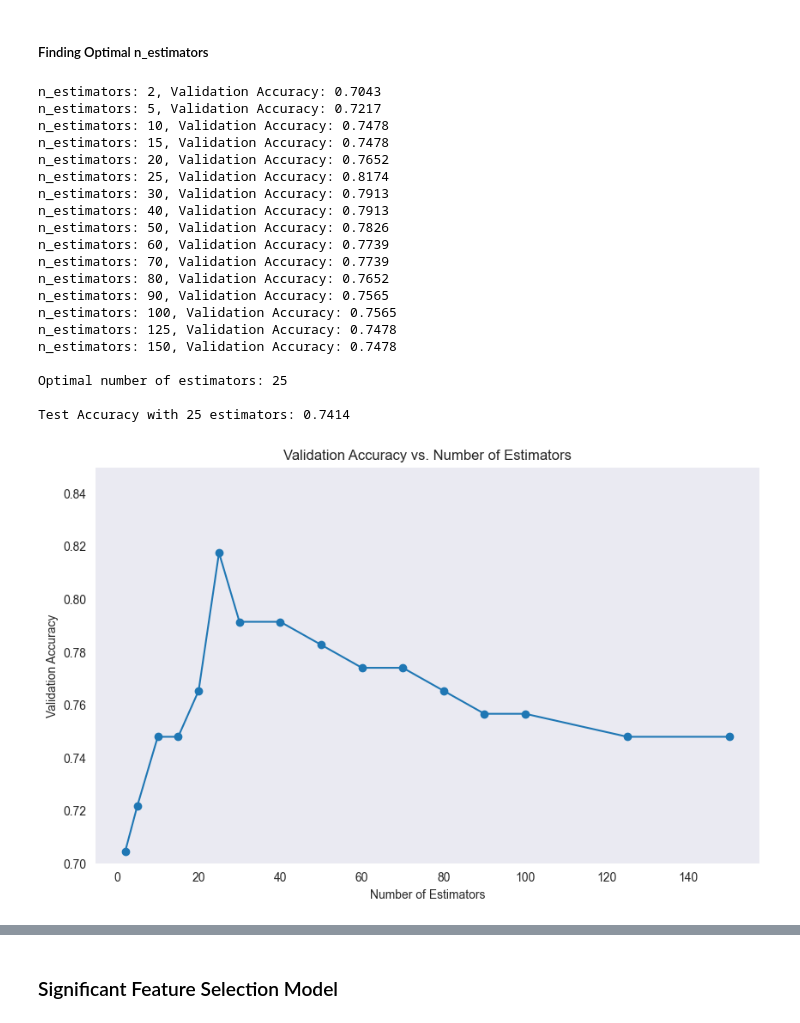
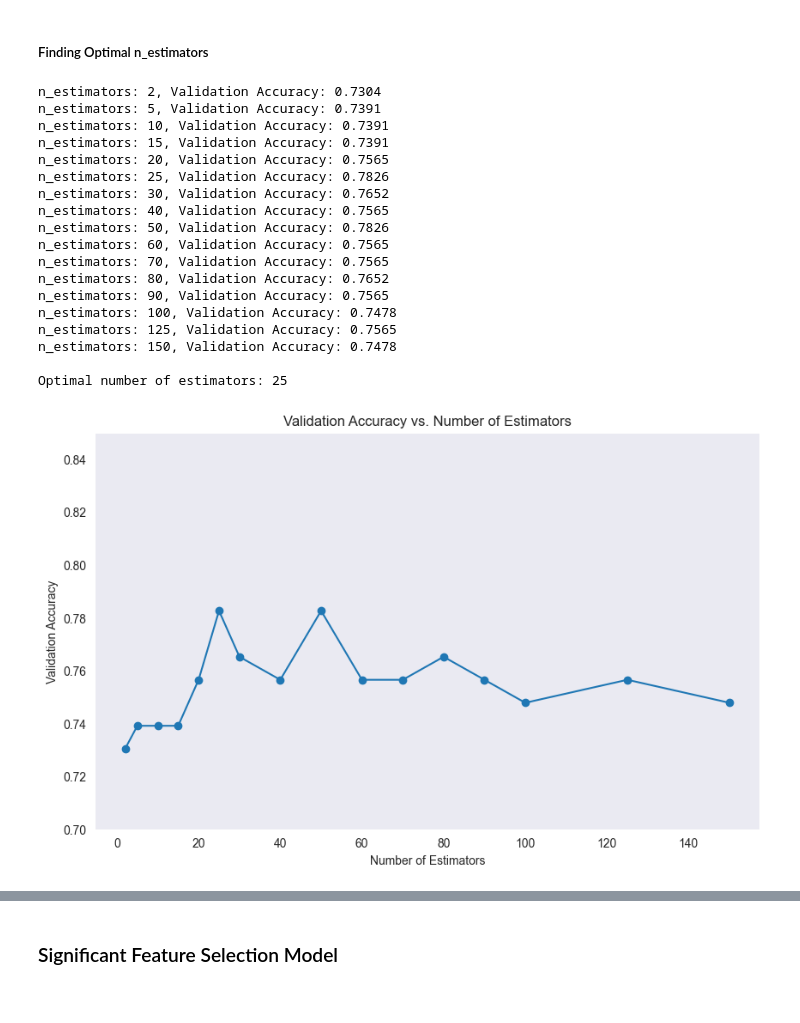
Before and after one commit to grudzinskio/DiabetesPrediction, a Jupyter notebook: FinalNotebook.ipynb, the cells around one changed output, grey strips where cells are left out. Drawn from its saved outputs; the diff is of its cells as text; code cells hidden in the pictures.

```diff
--- a/FinalNotebook.ipynb
+++ b/FinalNotebook.ipynb
@@ -328,13 +328,13 @@ leaf_nodes_range = [2, 5, 10, 15, 20, 25, 30, 40, 50, 60, 70, 80, 90, 100, 125,
 # Dictionary to store validation accuracies
 validation_accuracies = {}
 
-for max_leaf_node in leaf_nodes_range:
-    model = RandomForestClassifier(random_state=42, n_estimators=40, max_leaf_nodes=max_leaf_node)
+for node_value in leaf_nodes_range:
+    model = RandomForestClassifier(random_state=42, n_estimators=50, max_leaf_nodes=node_value)
     model.fit(X_train, y_train)
     y_val_pred = model.predict(X_val)
     accuracy = accuracy_score(y_val, y_val_pred)
-    validation_accuracies[max_leaf_node] = accuracy
-    print(f"max_leaf_nodes: {max_leaf_node}, Validation Accuracy: {accuracy:.4f}")
+    validation_accuracies[node_value] = accuracy
+    print(f"max_leaf_nodes: {node_value}, Validation Accuracy: {accuracy:.4f}")
 
 
 # Find the best max_leaf_nodes from the best validation accuracy
@@ -344,8 +344,8 @@ print(f"\nOptimal number of max_leaf_nodes: {max_leaf_nodes}")
 # Plot validation accuracies
 plt.figure(figsize=(10, 6))
 plt.plot(leaf_nodes_range, validation_accuracies.values(), marker='o', linestyle='-')
-plt.title("Validation Accuracy vs. Number of Estimators")
-plt.xlabel("Number of Estimators")
+plt.title("Validation Accuracy vs. Number of Leaf Nodes")
+plt.xlabel("Number of Leaf Nodes")
 plt.ylabel("Validation Accuracy")
 plt.ylim(0.7, 0.85)  # Set y-axis to start at 0
 plt.grid()
@@ -391,57 +389,46 @@ validation_accuracies = {}
 
 # Find the optimal number of estimators
 for n_estimators in n_estimators_range:
     model = RandomForestClassifier(random_state=42, n_estimators=n_estimators, max_leaf_nodes=max_leaf_nodes)
     model.fit(X_train, y_train)
     y_val_pred = model.predict(X_val)
     accuracy = accuracy_score(y_val, y_val_pred)
     validation_accuracies[n_estimators] = accuracy
     print(f"n_estimators: {n_estimators}, Validation Accuracy: {accuracy:.4f}")
 
 # Find the n_estimators with the best validation accuracy
 optimal_n_estimators = max(validation_accuracies, key=validation_accuracies.get)
 print(f"\nOptimal number of estimators: {optimal_n_estimators}")
 
-# Train the final model with the optimal number of estimators
-optimized_estimators_model = RandomForestClassifier(random_state=42, n_estimators=optimal_n_estimators, max_leaf_nodes=max_leaf_nodes)
-optimized_estimators_model.fit(X_train, y_train)
-
-# Evaluate the model on the test set
-y_test_pred = optimized_estimators_model.predict(X_test)
-test_accuracy = accuracy_score(y_test, y_test_pred)
-print(f"\nTest Accuracy with {optimal_n_estimators} estimators: {test_accuracy:.4f}")
-
 # Plot validation accuracies
 plt.figure(figsize=(10, 6))
 plt.plot(n_estimators_range, validation_accuracies.values(), marker='o', linestyle='-')
 plt.title("Validation Accuracy vs. Number of Estimators")
 plt.xlabel("Number of Estimators")
 plt.ylabel("Validation Accuracy")
 plt.ylim(0.7,0.85)  # Set y-axis to start at 0
 plt.grid()
 plt.show()
 # %% [output]
-n_estimators: 2, Validation Accuracy: 0.7043
-n_estimators: 5, Validation Accuracy: 0.7217
-n_estimators: 10, Validation Accuracy: 0.7478
-n_estimators: 15, Validation Accuracy: 0.7478
-n_estimators: 20, Validation Accuracy: 0.7652
-n_estimators: 25, Validation Accuracy: 0.8174
-n_estimators: 30, Validation Accuracy: 0.7913
-n_estimators: 40, Validation Accuracy: 0.7913
+n_estimators: 2, Validation Accuracy: 0.7304
+n_estimators: 5, Validation Accuracy: 0.7391
+n_estimators: 10, Validation Accuracy: 0.7391
+n_estimators: 15, Validation Accuracy: 0.7391
+n_estimators: 20, Validation Accuracy: 0.7565
+n_estimators: 25, Validation Accuracy: 0.7826
+n_estimators: 30, Validation Accuracy: 0.7652
+n_estimators: 40, Validation Accuracy: 0.7565
 n_estimators: 50, Validation Accuracy: 0.7826
-n_estimators: 60, Validation Accuracy: 0.7739
-n_estimators: 70, Validation Accuracy: 0.7739
+n_estimators: 60, Validation Accuracy: 0.7565
+n_estimators: 70, Validation Accuracy: 0.7565
 n_estimators: 80, Validation Accuracy: 0.7652
 n_estimators: 90, Validation Accuracy: 0.7565
-n_estimators: 100, Validation Accuracy: 0.7565
-n_estimators: 125, Validation Accuracy: 0.7478
+n_estimators: 100, Validation Accuracy: 0.7478
+n_estimators: 125, Validation Accuracy: 0.7565
 n_estimators: 150, Validation Accuracy: 0.7478
 
 Optimal number of estimators: 25
-
-Test Accuracy with 25 estimators: 0.7414
-[figure, old version]
+[figure, new version]
 # %%
 import matplotlib.pyplot as plt
 import pandas as pd
```
Also changed, not shown: parts of 6 cells of this notebook.
